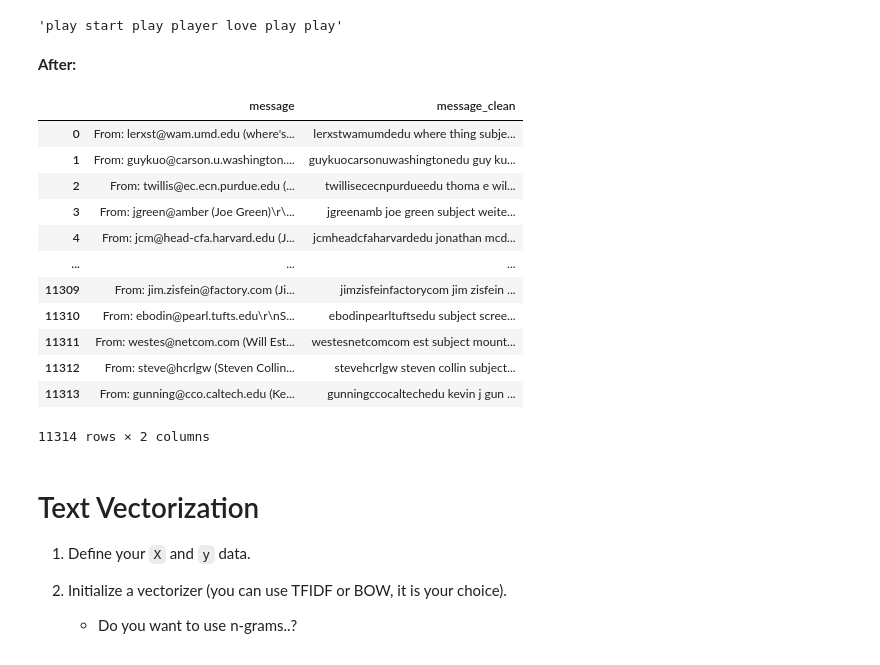
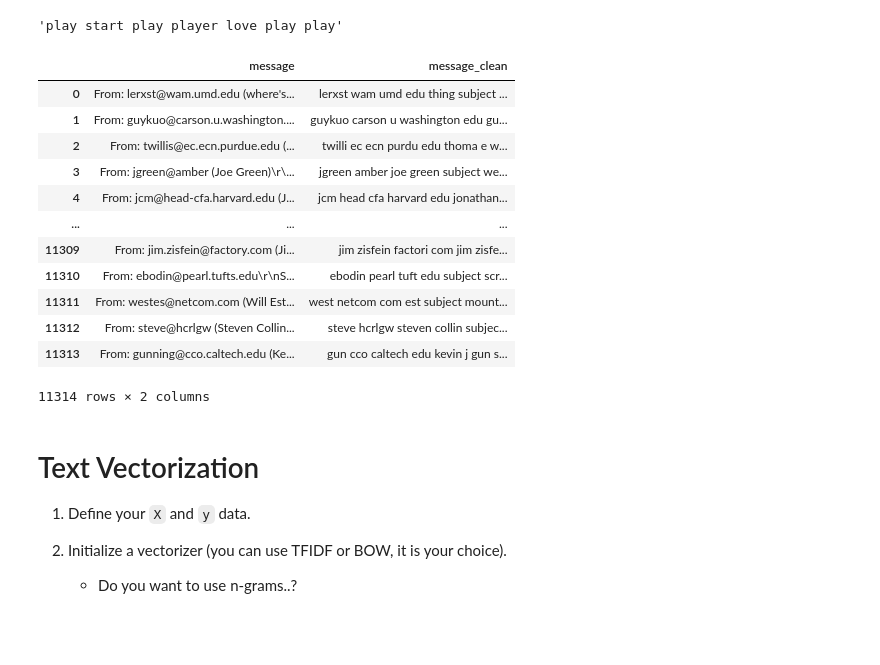
Before and after one commit to LiKenun/2021-fall-data-science, a Jupyter notebook: Week-06-NLP/Exercise-NLP.ipynb, the cells around one changed output. Saved outputs shown, nothing was run; the diff lists cells and outputs as text; code cells hidden in the pictures; blank space fills up the shorter version.

```diff
--- a/Week-06-NLP/Exercise-NLP.ipynb
+++ b/Week-06-NLP/Exercise-NLP.ipynb
@@ -223,23 +225,21 @@ process_text(test_string)
 # %%
 # 6. Mandatory: Use `df[column].apply(???)` and apply the text pipeline to your text data column.
 df['message_clean'] = df.message.apply(process_text)
 
-display_html('<strong>After:</strong>', raw=True)
 df[['message', 'message_clean']]
 # %% [output]
-After:
 |  | message | message_clean |
-| 0 | From: lerxst@wam.umd.edu (where's... | lerxstwamumdedu where thing subje... |
-| 1 | From: guykuo@carson.u.washington.... | guykuocarsonuwashingtonedu guy ku... |
-| 2 | From: twillis@ec.ecn.purdue.edu (... | twillisececnpurdueedu thoma e wil... |
-| 3 | From: jgreen@amber (Joe Green)\r\... | jgreenamb joe green subject weite... |
-| 4 | From: jcm@head-cfa.harvard.edu (J... | jcmheadcfaharvardedu jonathan mcd... |
+| 0 | From: lerxst@wam.umd.edu (where's... | lerxst wam umd edu thing subject ... |
+| 1 | From: guykuo@carson.u.washington.... | guykuo carson u washington edu gu... |
+| 2 | From: twillis@ec.ecn.purdue.edu (... | twilli ec ecn purdu edu thoma e w... |
+| 3 | From: jgreen@amber (Joe Green)\r\... | jgreen amber joe green subject we... |
+| 4 | From: jcm@head-cfa.harvard.edu (J... | jcm head cfa harvard edu jonathan... |
 | ... | ... | ... |
-| 11309 | From: jim.zisfein@factory.com (Ji... | jimzisfeinfactorycom jim zisfein ... |
-| 11310 | From: ebodin@pearl.tufts.edu\r\nS... | ebodinpearltuftsedu subject scree... |
-| 11311 | From: westes@netcom.com (Will Est... | westesnetcomcom est subject mount... |
-| 11312 | From: steve@hcrlgw (Steven Collin... | stevehcrlgw steven collin subject... |
-| 11313 | From: gunning@cco.caltech.edu (Ke... | gunningccocaltechedu kevin j gun ... |
+| 11309 | From: jim.zisfein@factory.com (Ji... | jim zisfein factori com jim zisfe... |
+| 11310 | From: ebodin@pearl.tufts.edu\r\nS... | ebodin pearl tuft edu subject scr... |
+| 11311 | From: westes@netcom.com (Will Est... | west netcom com est subject mount... |
+| 11312 | From: steve@hcrlgw (Steven Collin... | steve hcrlgw steven collin subjec... |
+| 11313 | From: gunning@cco.caltech.edu (Ke... | gun cco caltech edu kevin j gun s... |
 11314 rows × 2 columns
 # %% [markdown]
 # Text Vectorization
```
Also changed, not shown: parts of 11 cells of this notebook.
